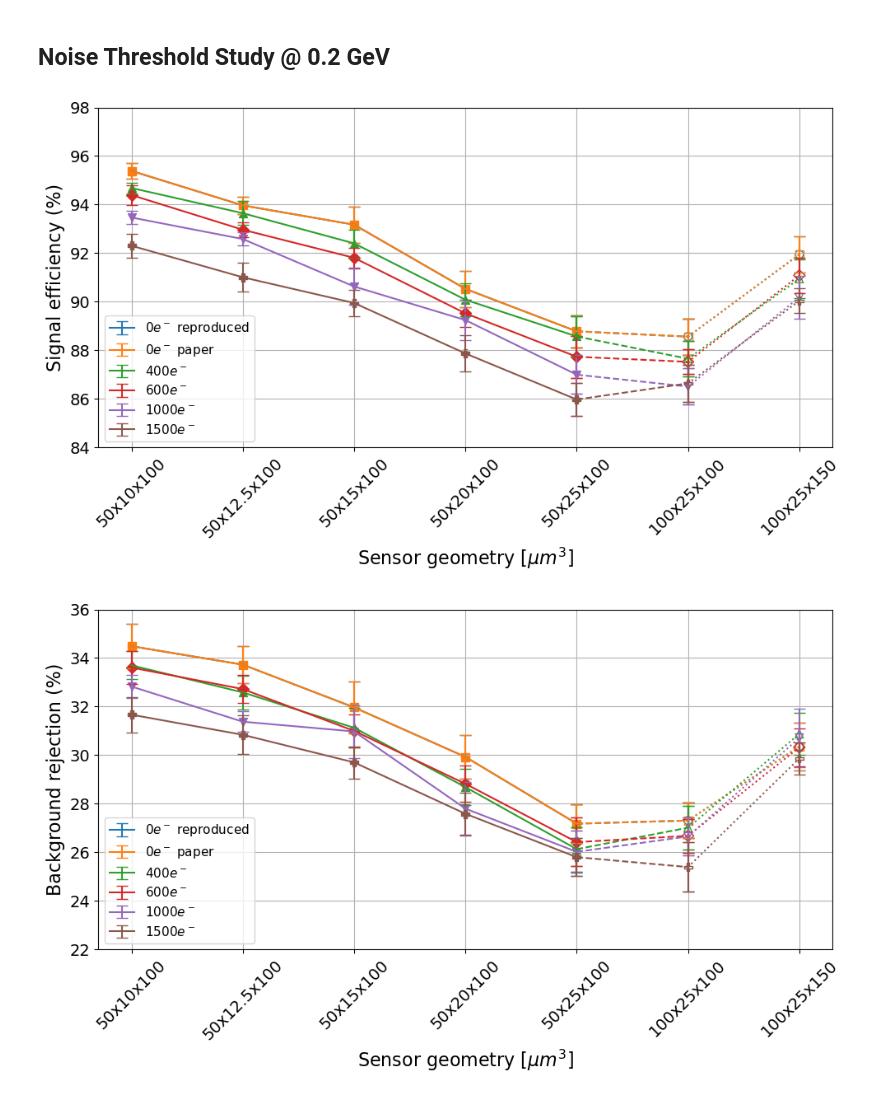
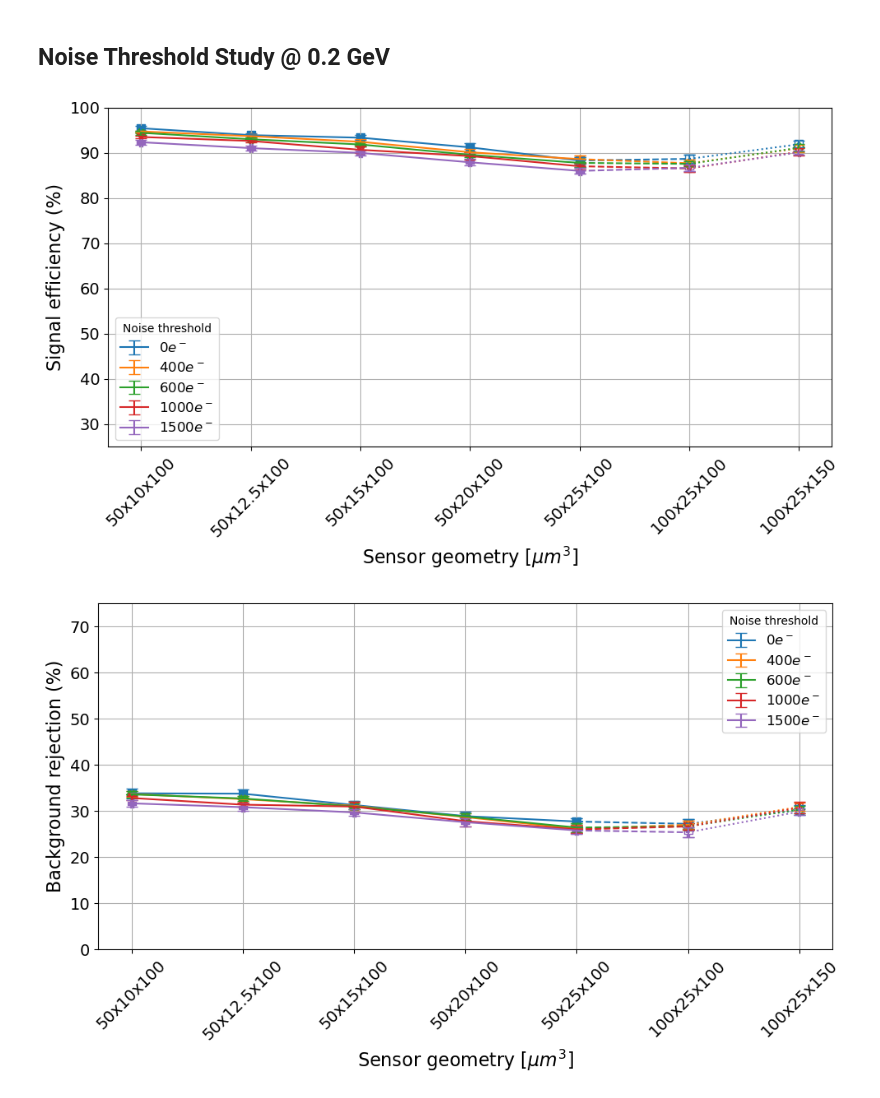
Before and after one commit to swaldy/smart_pix_noise_thresh, a Jupyter notebook: paper_plots.ipynb, the cells around one changed output. Drawn from its saved outputs; the diff is of its cells as text; code cells hidden in the pictures.

```diff
--- a/paper_plots.ipynb
+++ b/paper_plots.ipynb
@@ -225,8 +225,7 @@ thresholds = [0.1, 0.15, 0.2, 0.3, 0.4, 0.5]
 
 
 results_dirs = {
-    '0$e^-$ reproduced': 'results0_1',
-    '0$e^-$ paper': 'results0_1',
+    '0$e^-$': 'results0_1',
     '400$e^-$': 'results400_1',
     '600$e^-$': 'results600_1',
     '1000$e^-$': 'results1000_1',
@@ -337,7 +336,7 @@ def plot_series(xlabels, y, yerr, label, marker,
 all_dicts = {}
 
 for label, folder in results_dirs.items():
-    if label == '0eV paper':
+    if label == '0$e^-$':
         filepath = os.path.join(folder, 'final_results_paper.txt')
     else:
         filepath = os.path.join(folder, 'final_results.txt')
@@ -348,8 +347,7 @@ for label, folder in results_dirs.items():
 threshold_to_plot = 0.2
 
 plot_order = [
-    ('0$e^-$ reproduced', 'o'),
-    ('0$e^-$ paper', 's'),
+    ('0$e^-$', 's'),
     ('400$e^-$', '^'),
     ('600$e^-$', 'D'),
     ('1000$e^-$', 'v'),
@@ -367,13 +365,13 @@ for label, marker in plot_order:
 
 plt.xlabel('Sensor geometry [$\\mu m^3$]', fontsize=16)
 plt.ylabel('Signal efficiency (%)', fontsize=16)
-plt.ylim(84, 98)
+plt.legend(title="Noise threshold", fontsize=12)
+plt.ylim(25, 100)
 plt.grid(True)
 plt.yticks(fontsize=14)
 plt.xticks(rotation=45, fontsize=14)
-plt.legend(fontsize=11)
 plt.tight_layout()
-plt.savefig(f'{save_dir}/final-signal-efficiency-vs-geometry-all-noises-zoom.png', dpi=300)
+plt.savefig(f'{save_dir}/final-signal-efficiency-vs-geometry-all-noises.png', dpi=300)
 plt.show()
 
 # --------------------------
@@ -381,40 +379,39 @@ plt.show()
 # --------------------------
 plt.figure(figsize=(10, 6))
 
 for label, marker in plot_order:
     bgr_vals, bgr_errs = extract_metric(all_dicts[label], threshold_to_plot, 3, 4)
     plot_series(full_sizes, bgr_vals, bgr_errs, label=label, marker=marker)
-
+plt.legend(title="Noise threshold", fontsize=12)
 plt.xlabel('Sensor geometry [$\\mu m^3$]', fontsize=16)
 plt.ylabel('Background rejection (%)', fontsize=16)
-plt.ylim(22, 36)
+plt.ylim(0, 75)
 plt.grid(True)
 plt.yticks(fontsize=14)
 plt.xticks(rotation=45, fontsize=14)
-plt.legend(fontsize=11)
 plt.tight_layout()
-plt.savefig(f'{save_dir}/final-background-rejection-vs-geometry-all-noises-zoom.png', dpi=300)
+plt.legend(title="Noise threshold", fontsize=12)
+plt.savefig(f'{save_dir}/final-background-rejection-vs-geometry-all-noises.png', dpi=300)
 plt.show()
 
 # --------------------------
 # Data Reduction
 # --------------------------
 plt.figure(figsize=(10, 6))
 
 for label, marker in plot_order:
     dr_vals, dr_errs = extract_metric(all_dicts[label], threshold_to_plot, 5, 6)
     plot_series(full_sizes, dr_vals, dr_errs, label=label, marker=marker)
-
 plt.xlabel('Sensor geometry [$\\mu m^3$]', fontsize=16)
 plt.ylabel('Data reduction (%)', fontsize=16)
-plt.ylim(22, 36)
+plt.ylim(0, 75)
 plt.grid(True)
 plt.yticks(fontsize=14)
 plt.xticks(rotation=45, fontsize=14)
-plt.legend(fontsize=11)
 plt.tight_layout()
-plt.savefig(f'{save_dir}/final-data-reduction-vs-geometry-all-noises-zoom.png', dpi=300)
+plt.legend(title="Noise threshold", fontsize=12)
+plt.savefig(f'{save_dir}/final-data-reduction-vs-geometry-all-noises.png', dpi=300)
 plt.show()
 # %% [output]
-[figure, old version]
+[figure, new version]
-[figure, old version]
+[figure, new version]
```
Also changed, not shown: parts of 1 cell of this notebook.
